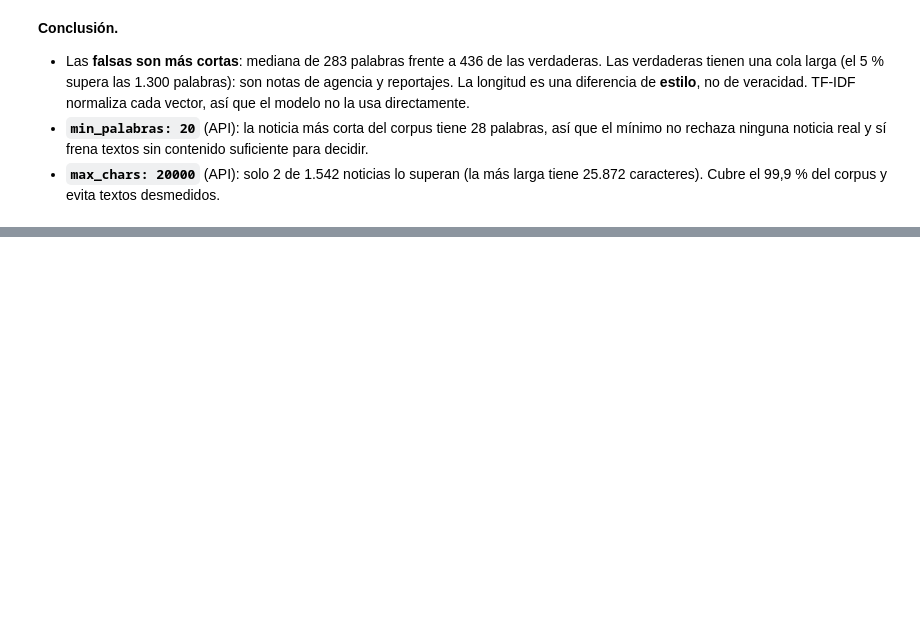
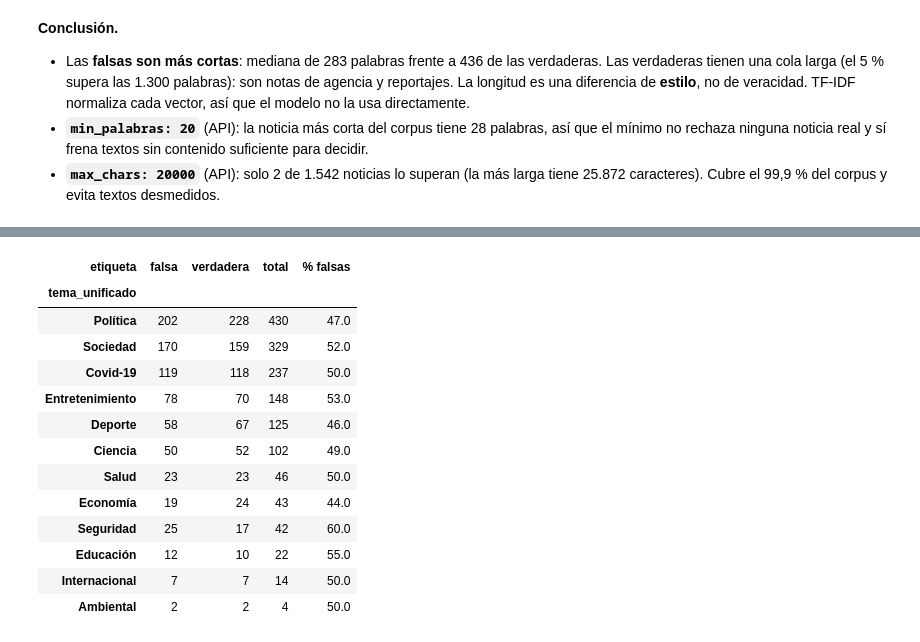
Before and after one commit to jairovargasfigueroa/analisis-sentimiento-resenas, a Jupyter notebook: notebooks/01_eda.ipynb, the cells around one changed output, grey strips where cells are left out. Cells and saved outputs as stored; diff of their text form; code cells hidden in the pictures; blank space fills up the shorter version.

```diff
--- a/notebooks/01_eda.ipynb
+++ b/notebooks/01_eda.ipynb
@@ -152,0 +250,25 @@ noticias con más de 20000 caracteres: 2
+# %%
+TEMAS = {"Politics": "Política", "Society": "Sociedad", "Science": "Ciencia", "Sport": "Deporte",
+         "Economy": "Economía", "Education": "Educación", "Entertainment": "Entretenimiento",
+         "Health": "Salud", "Security": "Seguridad"}
+df["tema_unificado"] = df["tema"].replace(TEMAS)
+
+temas = pd.crosstab(df["tema_unificado"], df["etiqueta"])
+temas["total"] = temas.sum(axis=1)
+temas["% falsas"] = (temas["falsa"] / temas["total"] * 100).round(0)
+temas.sort_values("total", ascending=False)
+# %% [output]
+| etiqueta | falsa | verdadera | total | % falsas |
+| tema_unificado |  |  |  |  |
+| Política | 202 | 228 | 430 | 47.0 |
+| Sociedad | 170 | 159 | 329 | 52.0 |
+| Covid-19 | 119 | 118 | 237 | 50.0 |
+| Entretenimiento | 78 | 70 | 148 | 53.0 |
+| Deporte | 58 | 67 | 125 | 46.0 |
+| Ciencia | 50 | 52 | 102 | 49.0 |
+| Salud | 23 | 23 | 46 | 50.0 |
+| Economía | 19 | 24 | 43 | 44.0 |
+| Seguridad | 25 | 17 | 42 | 60.0 |
+| Educación | 12 | 10 | 22 | 55.0 |
+| Internacional | 7 | 7 | 14 | 50.0 |
+| Ambiental | 2 | 2 | 4 | 50.0 |
```
Also changed, not shown: parts of 13 cells of this notebook.
